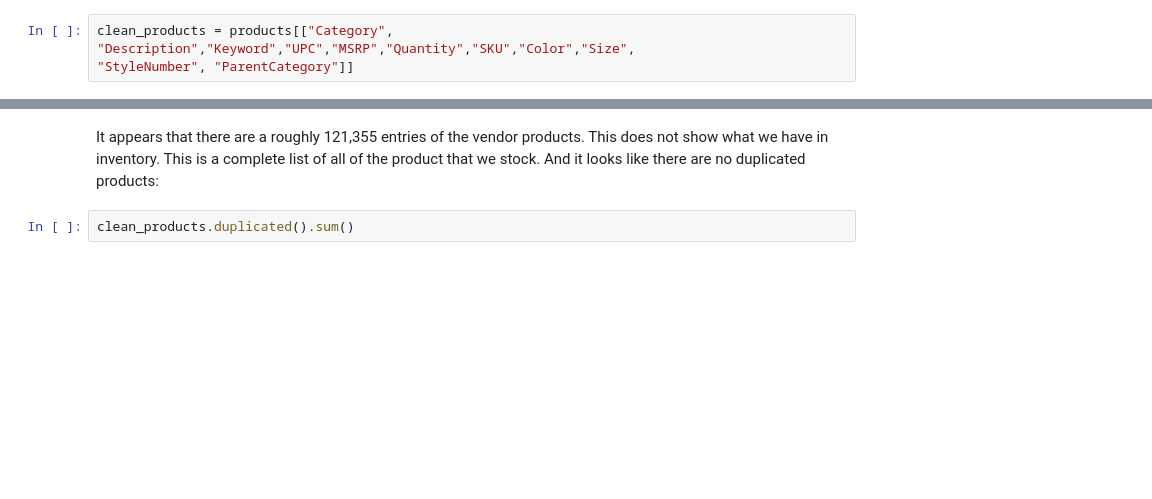
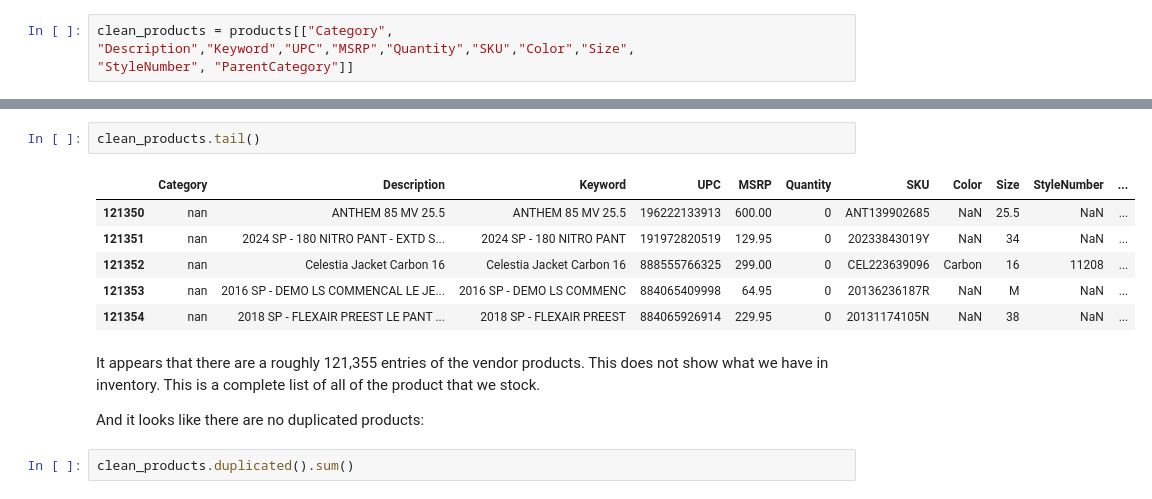
Before and after one commit to MappingKat/SunlightMtnRetail, a Jupyter notebook: notebooks/01-data-cleaning.ipynb, the cells around one changed output, grey strips where cells are left out. Drawn from its saved outputs; the diff is of its cells as text; blank space fills up the shorter version.

```diff
--- a/notebooks/01-data-cleaning.ipynb
+++ b/notebooks/01-data-cleaning.ipynb
@@ -211,7 +209,19 @@ clean_products.head()
 | 3 | nan | 2024 SP - RANGER SS JERSEY SG BLK | 2024 SP - RANGER SS JERSE | 191972877322 | 54.95 | 0 | 20225630587K | NaN | XL | NaN | ... |
 | 4 | Ski Hardgoods - Skis | Armada - ARV 88 Ski - 161cm | Armada - ARV 88 | 842339221875 | 549.95 | 1 | ARM113048288 | NaN | NaN | NaN | ... |
+# %%
+clean_products.tail()
+# %% [output]
+|  | Category | Description | Keyword | UPC | MSRP | Quantity | SKU | Color | Size | StyleNumber | ... |
+| 121350 | nan | ANTHEM 85 MV 25.5 | ANTHEM 85 MV 25.5 | 196222133913 | 600.00 | 0 | ANT139902685 | NaN | 25.5 | NaN | ... |
+| 121351 | nan | 2024 SP - 180 NITRO PANT - EXTD S... | 2024 SP - 180 NITRO PANT | 191972820519 | 129.95 | 0 | 20233843019Y | NaN | 34 | NaN | ... |
+| 121352 | nan | Celestia Jacket Carbon 16 | Celestia Jacket Carbon 16 | 888555766325 | 299.00 | 0 | CEL223639096 | Carbon | 16 | 11208 | ... |
+| 121353 | nan | 2016 SP - DEMO LS COMMENCAL LE JE... | 2016 SP - DEMO LS COMMENC | 884065409998 | 64.95 | 0 | 20136236187R | NaN | M | NaN | ... |
+| 121354 | nan | 2018 SP - FLEXAIR PREEST LE PANT ... | 2018 SP - FLEXAIR PREEST | 884065926914 | 229.95 | 0 | 20131174105N | NaN | 38 | NaN | ... |
 # %% [markdown]
-It appears that there are a roughly 121,355 entries of the vendor products. This does not show what we have in inventory. This is a complete list of all of the product that we stock. And it looks like there are no duplicated products:
+It appears that there are a roughly 121,355 entries of the vendor products. This does not show what we have in inventory. This is a complete list of all of the product that we stock.
+
+
+And it looks like there are no duplicated products:
 # %%
 clean_products.duplicated().sum()
 # %% [output]
```
Also changed, not shown: parts of 22 cells of this notebook, 1 other file.
